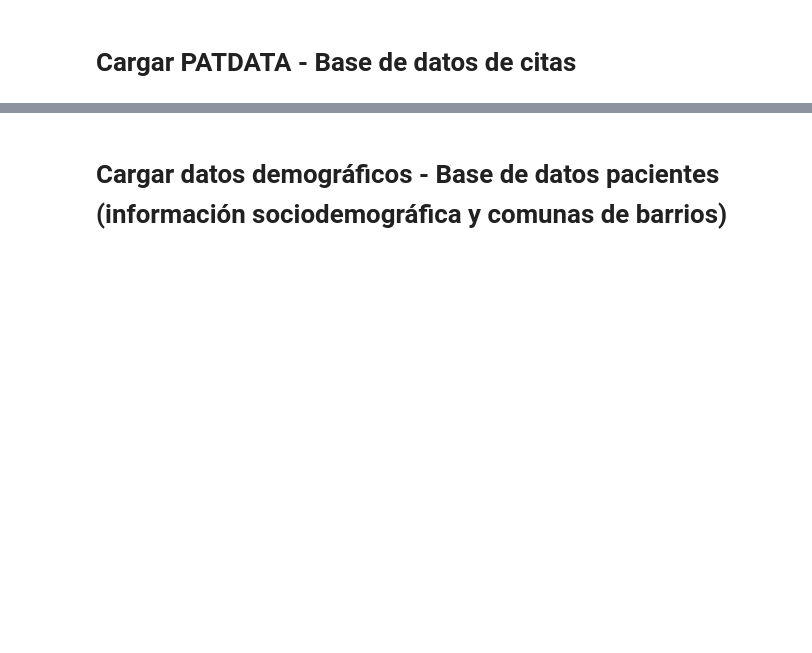
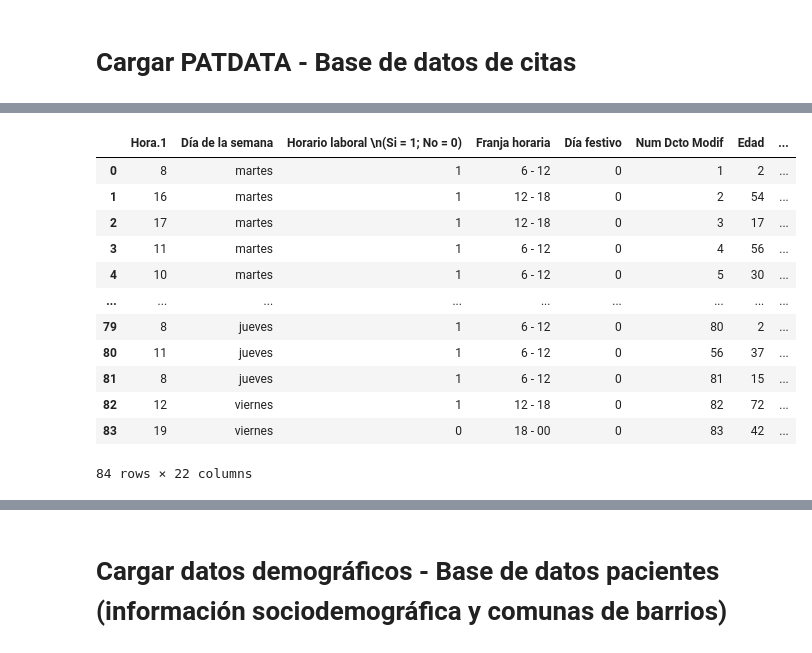
Before and after one commit to Mikepa22/Datathon-2024, a Jupyter notebook: Datathon_MAKEHEALTH.ipynb, the cells around one changed output, grey strips where cells are left out. Cells and saved outputs as stored; diff of their text form; code cells hidden in the pictures; blank space fills up the shorter version.

Commit message:
Added source files and modified main

```diff
--- a/Datathon_MAKEHEALTH.ipynb
+++ b/Datathon_MAKEHEALTH.ipynb
@@ -35,0 +38,5 @@ data.head()
+# %%
+pd.set_option('display.max_columns', None)
+data['Edad'] = data['Edad'].round().astype(int)
+
+data.head(5)
@@ -35,0 +50,5 @@ data.head()
+# %%
+# We delete some columns that do not add value. Column confirmado is the sum of the previous
+
+data= data.drop(columns=['Fecha', 'Hora','Agente Cita','Fecha crea. cita','Confirmado por email','Paciente NO ubicado','Confirmado FAMILIAR','Confirmado PACIENTE'])
+data.head(5)
@@ -55,0 +87,16 @@ memory usage: 6.7+ MB
+# %%
+data.head(84)
+# %% [output]
+|  | Hora.1 | Día de la semana | Horario laboral \n(Si = 1; No = 0) | Franja horaria | Día festivo | Num Dcto Modif | Edad | ... |
+| 0 | 8 | martes | 1 | 6 - 12 | 0 | 1 | 2 | ... |
+| 1 | 16 | martes | 1 | 12 - 18 | 0 | 2 | 54 | ... |
+| 2 | 17 | martes | 1 | 12 - 18 | 0 | 3 | 17 | ... |
+| 3 | 11 | martes | 1 | 6 - 12 | 0 | 4 | 56 | ... |
+| 4 | 10 | martes | 1 | 6 - 12 | 0 | 5 | 30 | ... |
+| ... | ... | ... | ... | ... | ... | ... | ... | ... |
+| 79 | 8 | jueves | 1 | 6 - 12 | 0 | 80 | 2 | ... |
+| 80 | 11 | jueves | 1 | 6 - 12 | 0 | 56 | 37 | ... |
+| 81 | 8 | jueves | 1 | 6 - 12 | 0 | 81 | 15 | ... |
+| 82 | 12 | viernes | 1 | 12 - 18 | 0 | 82 | 72 | ... |
+| 83 | 19 | viernes | 0 | 18 - 00 | 0 | 83 | 42 | ... |
+84 rows × 22 columns
```
Also changed, not shown: parts of 20 cells of this notebook, 2 other files.
